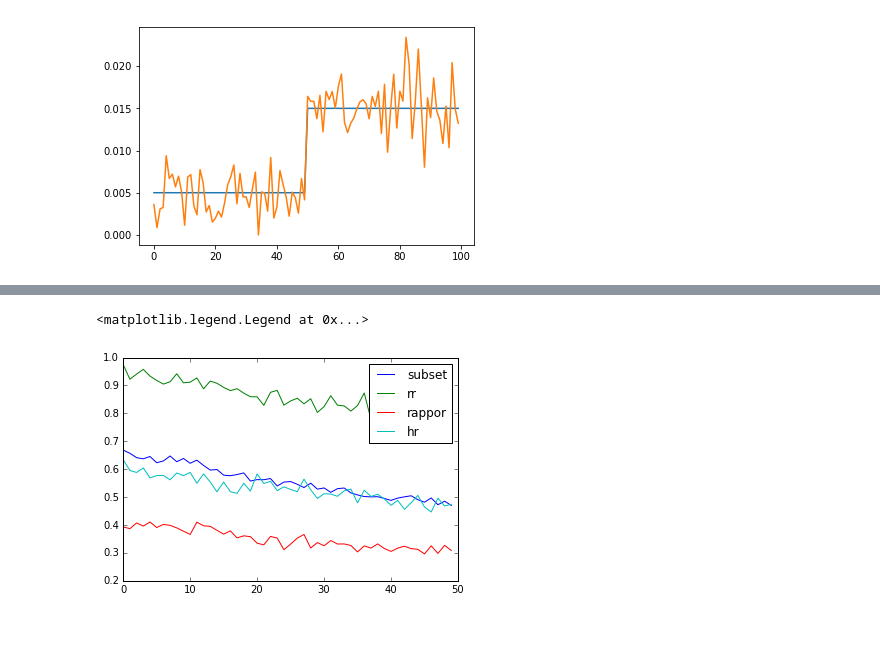
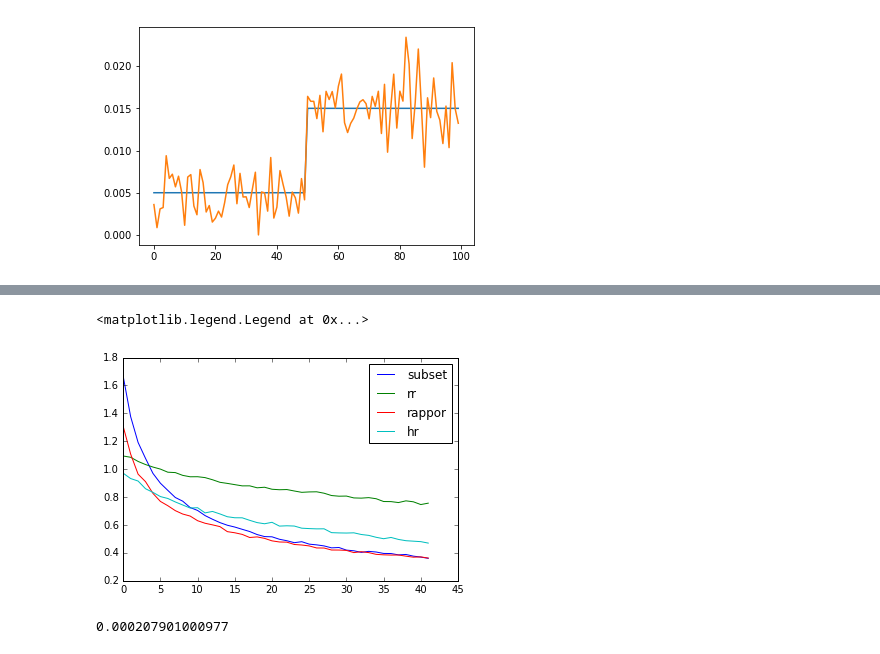
Before and after one commit to zitengsun/hadamard_response, a Jupyter notebook: main.ipynb, the cells around one changed output, grey strips where cells are left out. Drawn from its saved outputs; the diff is of its cells as text; code cells hidden in the pictures.

Commit message:
Add time counter to the code

```diff
--- a/main.ipynb
+++ b/main.ipynb
@@ -179,10 +221,20 @@ plt.legend()
 KeyboardInterrupt:
 # %%
-plt.plot(l1_1[50:], label = 'subset')
-plt.plot(l1_2[50:], label = 'rr')
-plt.plot(l1_3[50:], label = 'rappor')
-plt.plot(l1_4[50:], label = 'hr')
+plt.plot(l1_1[1:43], label = 'subset')
+plt.plot(l1_2[1:43], label = 'rr')
+plt.plot(l1_3[1:43], label = 'rappor')
+plt.plot(l1_4[1:43], label = 'hr')
 plt.legend()
 # %% [output]
 <matplotlib.legend.Legend at 0x...>
-[figure, old version]
+[figure, new version]
+# %%
+import timeit
+start_time = timeit.default_timer()
+s = 0
+for i in range(0,100):
+    s = s + i
+elapsed = timeit.default_timer() - start_time
+print(elapsed)
+# %% [output]
+0.000207901000977
```
Also changed, not shown: parts of 2 cells of this notebook.
